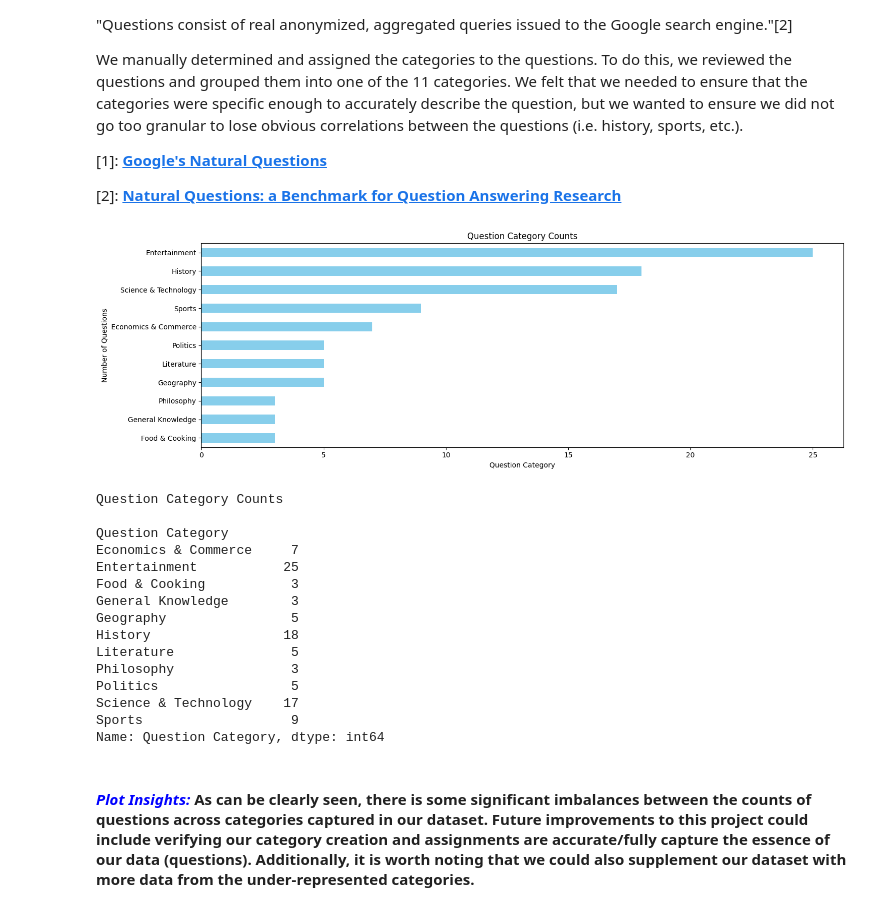
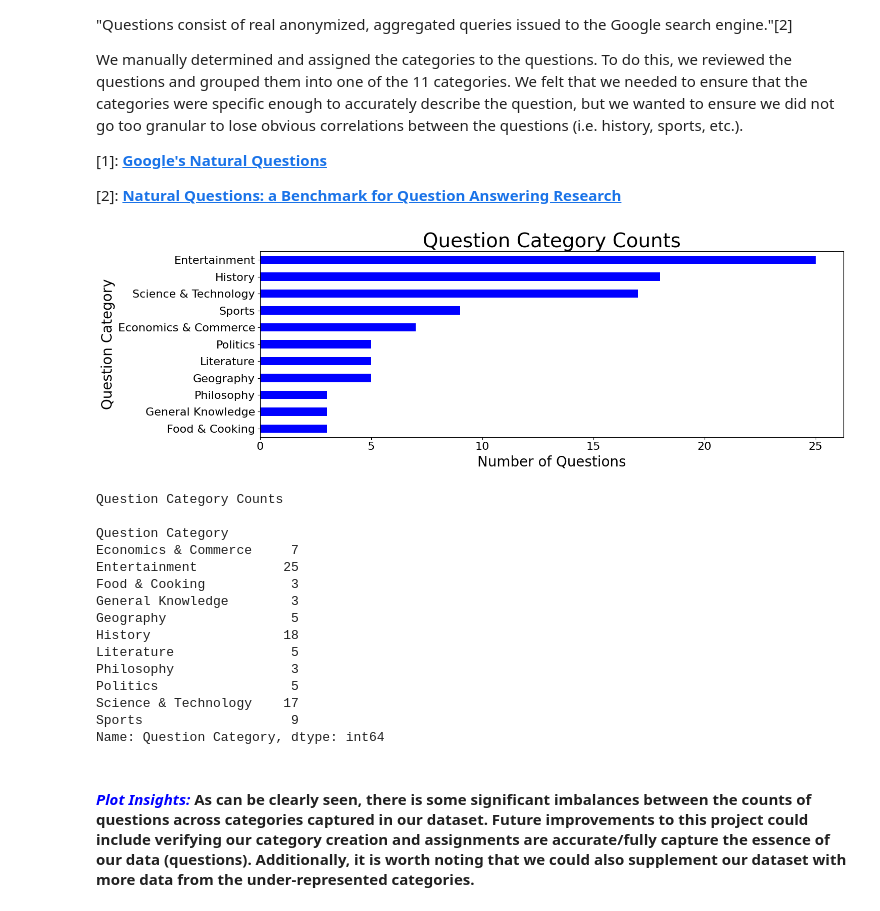
Before and after one commit to agreen8911/Building-Transparency-in-Search-Based-AI, a Jupyter notebook: data/eda.ipynb, the cells around one changed output. Drawn from its saved outputs; the diff is of its cells as text; code cells hidden in the pictures.

```diff
--- a/data/eda.ipynb
+++ b/data/eda.ipynb
@@ -152,16 +152,32 @@ We manually determined and assigned the categories to the questions.  To do this
 # %%
 question_category_breakdown = df.iloc[0:100].groupby('Question Category')['Question Category'].count()
 plt.figure(figsize=(15, 5))
-question_category_breakdown.sort_values().plot(kind='barh', color='skyblue')
-plt.title('Question Category Counts')
-plt.xlabel('Question Category')
-plt.ylabel('Number of Questions')
+question_category_breakdown.sort_values().plot(kind='barh', color='blue')
+plt.title('Question Category Counts', fontsize=28)
+plt.xlabel('Number of Questions', fontsize=20)
+plt.ylabel('Question Category', fontsize=20)
+plt.xticks(fontsize=16)
+plt.yticks(fontsize=16)
 plt.tight_layout()
 plt.show()
 
 print(f'\nQuestion Category Counts \n\n{question_category_breakdown}', '\n\n')
+
+# trust_score_by_model_by_category = df_trust_score.pivot_table(index='Question Category', columns='LLM', values='Trust Score', aggfunc='mean')
+# trust_score_by_model_by_category.plot(kind='bar', figsize=(20, 10))
+# plt.title('Trust Score by Model and Question Category', fontsize=28)
+# plt.xlabel('Question Category', fontsize=20)
+# plt.ylabel('Mean Trust Score', fontsize=20)
+# plt.xticks(rotation=45, fontsize=16)
+# plt.yticks(fontsize=16)
+# # plt.legend(title='Model', fontsize=16)
+# plt.legend(title='Model', fontsize=16, title_fontsize=20,
+#           bbox_to_anchor=(1, 1),
+#           loc='upper left')
+# plt.tight_layout()
+# plt.show()
 # %% [output]
-[figure, old version]
+[figure, new version]
 Question Category Counts
 
 Question Category
```
Also changed, not shown: parts of 1 cell of this notebook, 5 other files.
